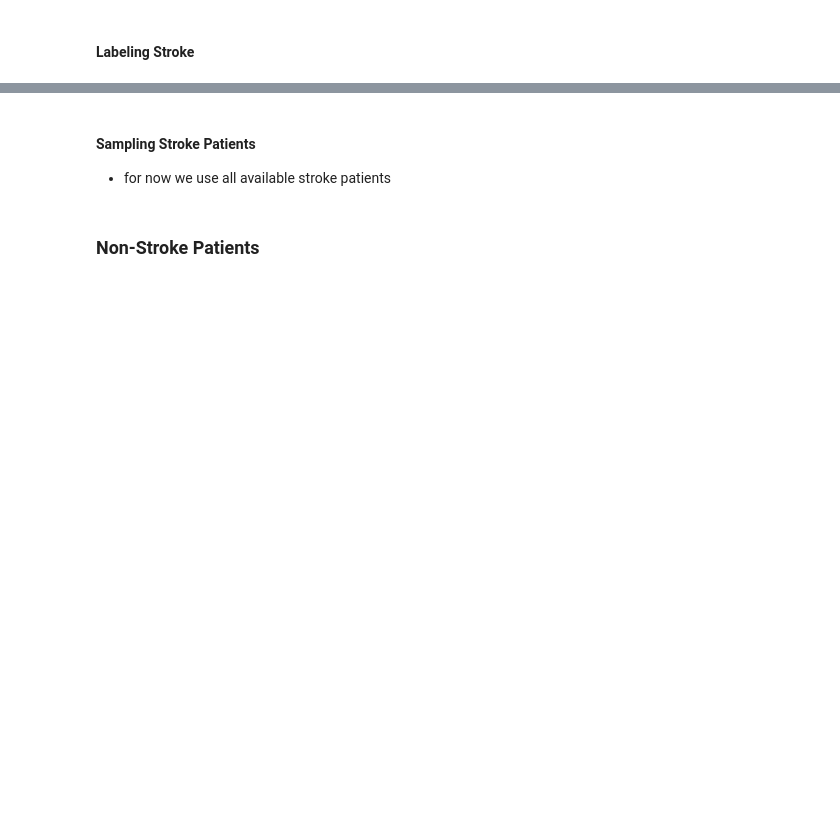
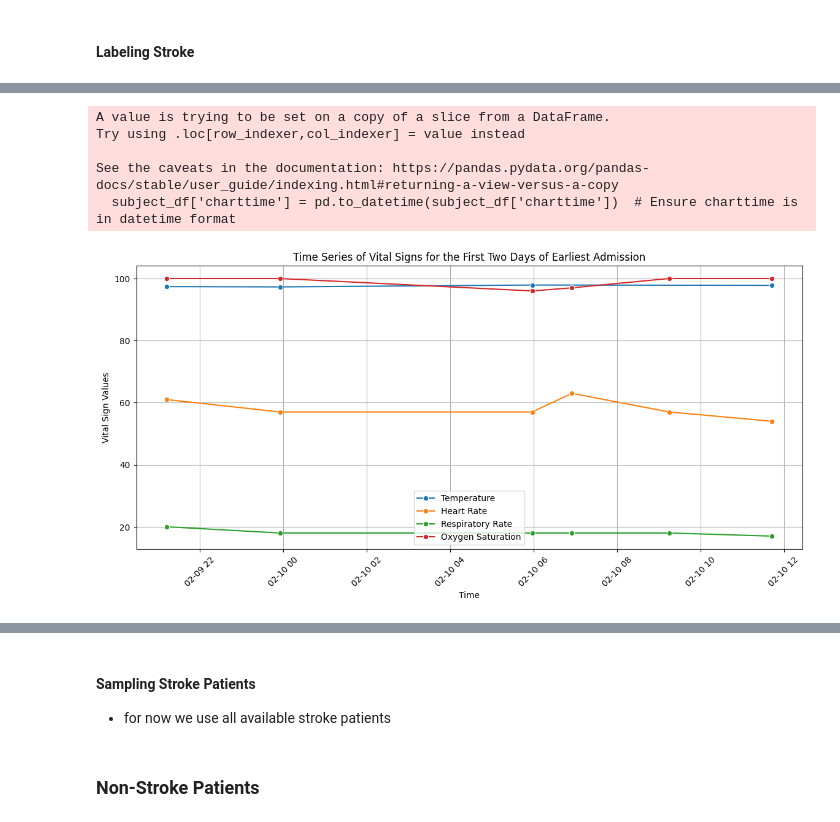
Before and after one commit to Zfeng0207/FIT3199-FYP, a Jupyter notebook: 00_data_labeling_and_sampling.ipynb, the cells around one changed output, grey strips where cells are left out. Saved outputs shown, nothing was run; the diff lists cells and outputs as text; code cells hidden in the pictures; blank space fills up the shorter version.

```diff
--- a/00_data_labeling_and_sampling.ipynb
+++ b/00_data_labeling_and_sampling.ipynb
@@ -256,0 +524,4 @@ labeled_stroke_df
+# %%
+merged_pi_df = pd.read_csv("/content/drive/MyDrive/Colab Notebooks/FIT3199-FYP/input/00_recurrent_stroke_patient.csv")
+# %%
+subject_df = merged_pi_df[merged_pi_df['subject_id']==19127408]
@@ -256,0 +576,42 @@ labeled_stroke_df
+# %%
+import pandas as pd
+import matplotlib.pyplot as plt
+import seaborn as sns
+
+# Assuming subject_df is already loaded and contains the vital sign data
+subject_df['charttime'] = pd.to_datetime(subject_df['charttime'])  # Ensure charttime is in datetime format
+
+# 1. Find the earliest stay_id
+earliest_stay_id = subject_df['stay_id'].min()
+
+# 2. Filter data for the earliest stay_id
+filtered_df = subject_df[subject_df['stay_id'] == earliest_stay_id]
+
+# 3. Filter data for the first two days
+filtered_df = filtered_df[filtered_df['charttime'] <= filtered_df['charttime'].min() + pd.Timedelta(days=2)]
+
+# Set figure size
+plt.figure(figsize=(14, 6))
+
+# Plot each vital sign over time
+sns.lineplot(data=filtered_df, x='charttime', y='temperature', label='Temperature', marker='o')
+sns.lineplot(data=filtered_df, x='charttime', y='heartrate', label='Heart Rate', marker='o')
+sns.lineplot(data=filtered_df, x='charttime', y='resprate', label='Respiratory Rate', marker='o')
+sns.lineplot(data=filtered_df, x='charttime', y='o2sat', label='Oxygen Saturation', marker='o')
+
+# Formatting
+plt.xticks(rotation=45)
+plt.xlabel("Time")
+plt.ylabel("Vital Sign Values")
+plt.title("Time Series of Vital Signs for the First Two Days of Earliest Admission")
+plt.legend()
+plt.grid()
+
+plt.show()
+# %% [output]
+A value is trying to be set on a copy of a slice from a DataFrame.
+Try using .loc[row_indexer,col_indexer] = value instead
+
+See the caveats in the documentation: https://pandas.pydata.org/pandas-docs/stable/user_guide/indexing.html#returning-a-view-versus-a-copy
+  subject_df['charttime'] = pd.to_datetime(subject_df['charttime'])  # Ensure charttime is in datetime format
+[figure, added]
```
Also changed, not shown: parts of 70 cells of this notebook.
